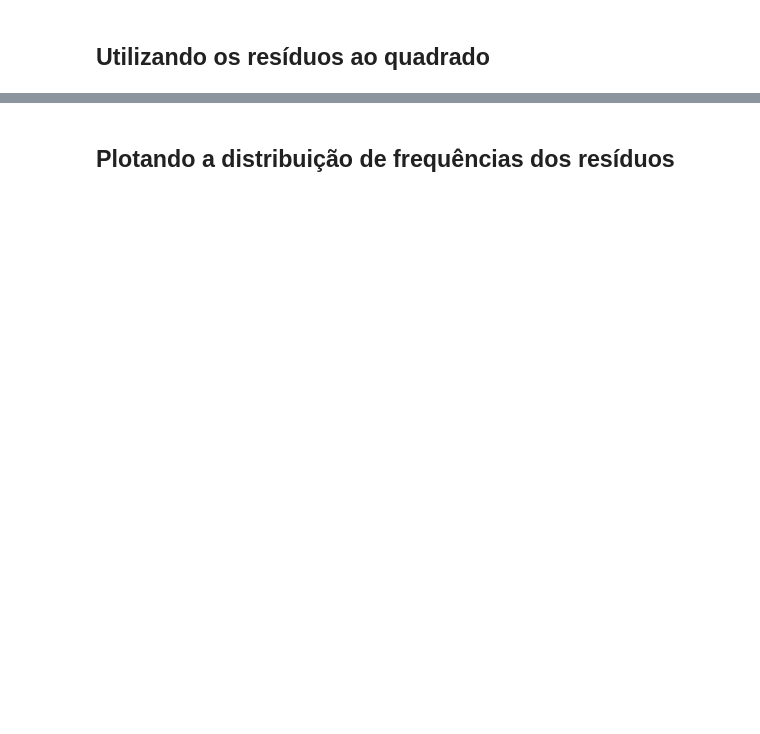
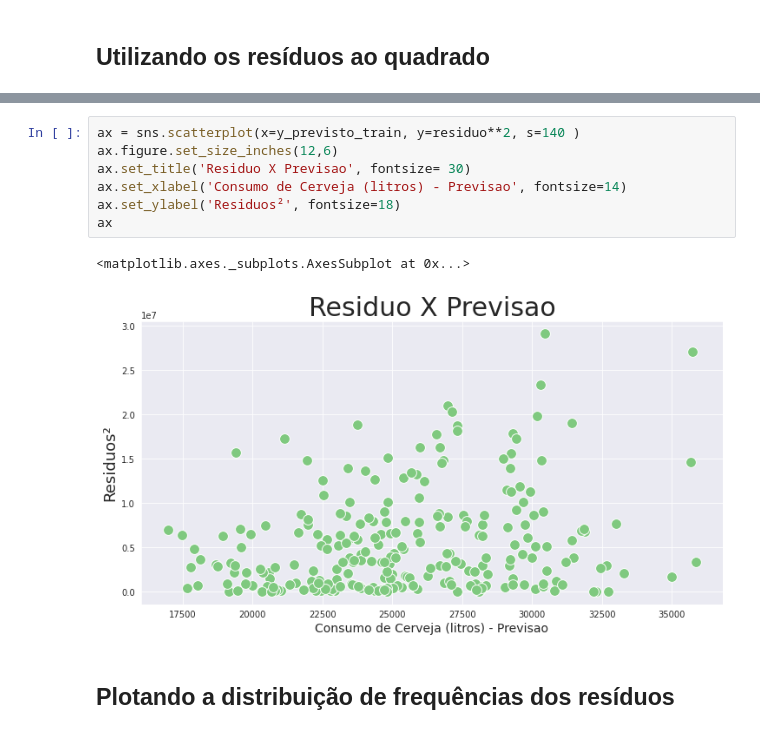
Before and after one commit to nicolasdeoliveira100/Data_Science_regress-_o_linear, a Jupyter notebook: regress_o_linear.ipynb, the cells around one changed output, grey strips where cells are left out. Cells and saved outputs as stored; diff of their text form; blank space fills up the shorter version.

```diff
--- a/regress_o_linear.ipynb
+++ b/regress_o_linear.ipynb
@@ -486,3 +573,13 @@ Método informal de verificação da hipótese de variância constante dos resí
 Fonte: Econometria Básica - 5ª edição - Gujarati e Porter
+# %%
+ax = sns.scatterplot(x=y_previsto_train, y=residuo**2, s=140 )
+ax.figure.set_size_inches(12,6)
+ax.set_title('Residuo X Previsao', fontsize= 30)
+ax.set_xlabel('Consumo de Cerveja (litros) - Previsao', fontsize=14)
+ax.set_ylabel('Residuos²', fontsize=18)
+ax
+# %% [output]
+<matplotlib.axes._subplots.AxesSubplot at 0x...>
+[figure, added]
 # %% [markdown]
 ## Plotando a distribuição de frequências dos resíduos
```
Also changed, not shown: parts of 39 cells of this notebook.
